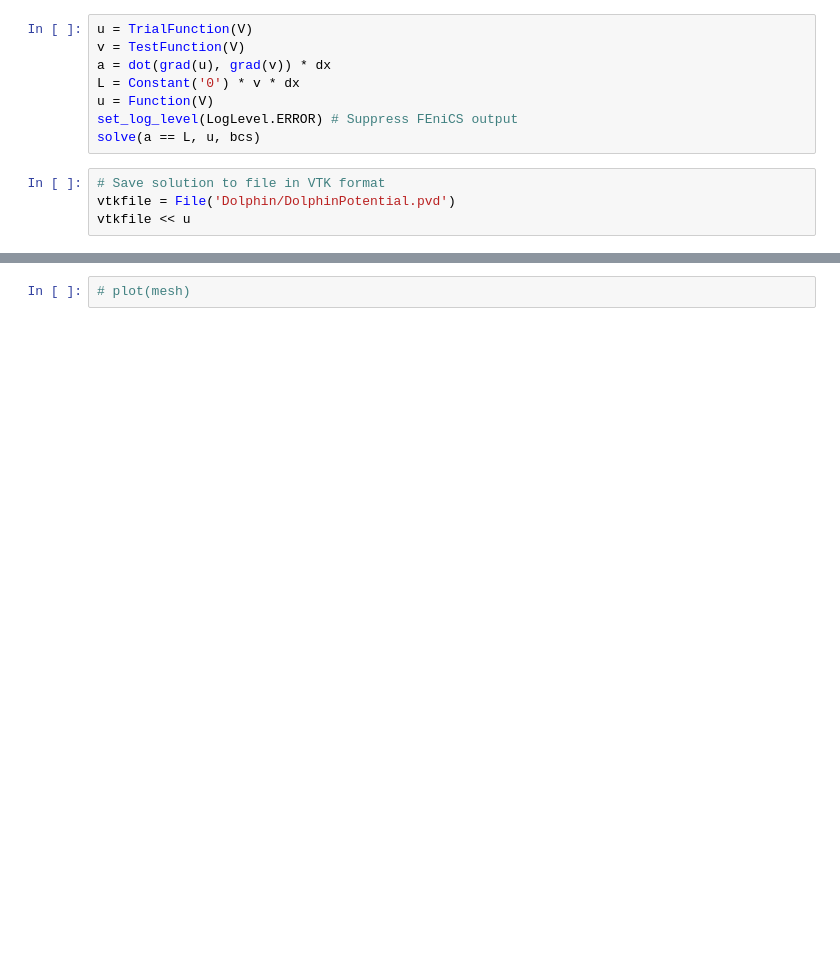
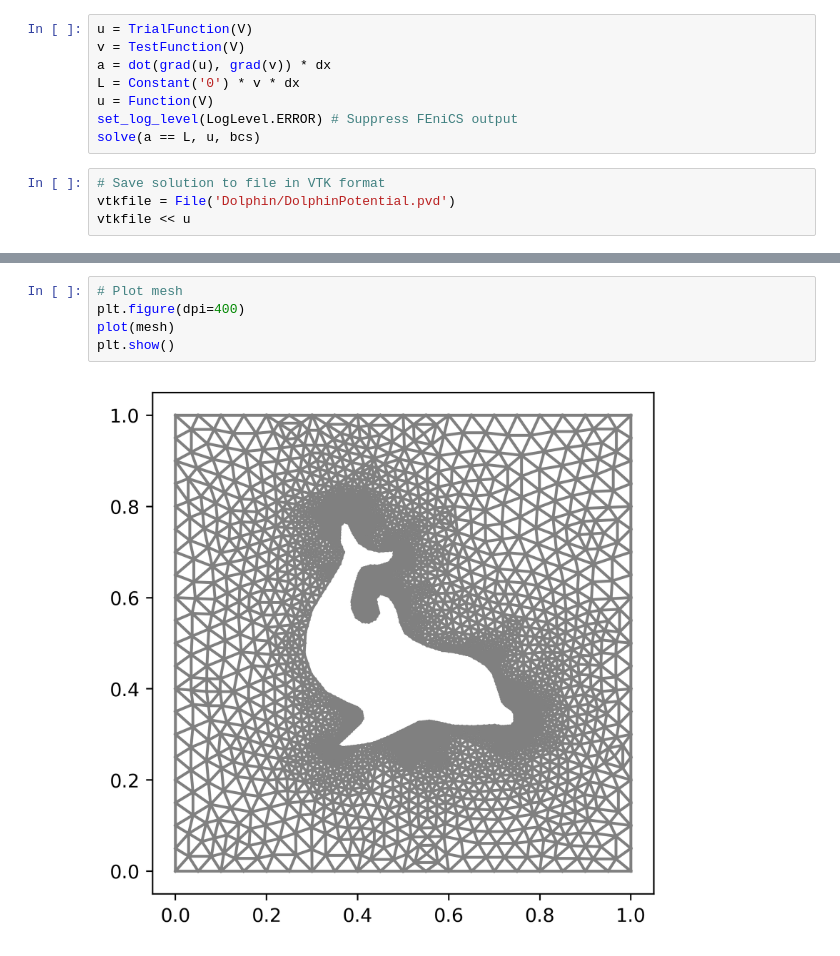
Before and after one commit to emmanuellfc/EM_Tufts_Fall2023, a Jupyter notebook: Dolphin_Poisson.ipynb, the cells around one changed output, grey strips where cells are left out. Drawn from its saved outputs; the diff is of its cells as text; blank space fills up the shorter version.

```diff
--- a/Dolphin_Poisson.ipynb
+++ b/Dolphin_Poisson.ipynb
@@ -109,2 +114,7 @@ PlotFields(u, project(e_field))
-# %%
-# plot(mesh)
+# %%
+# Plot mesh
+plt.figure(dpi=400)
+plot(mesh)
+plt.show()
+# %% [output]
+[figure, added]
```
Also changed, not shown: parts of 5 cells of this notebook, 14 other files.
